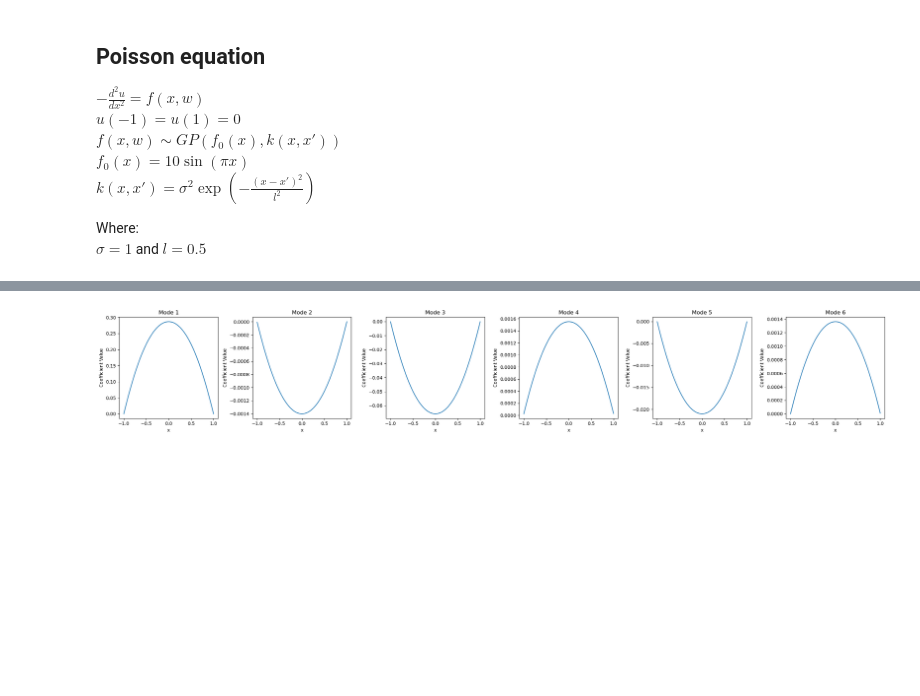
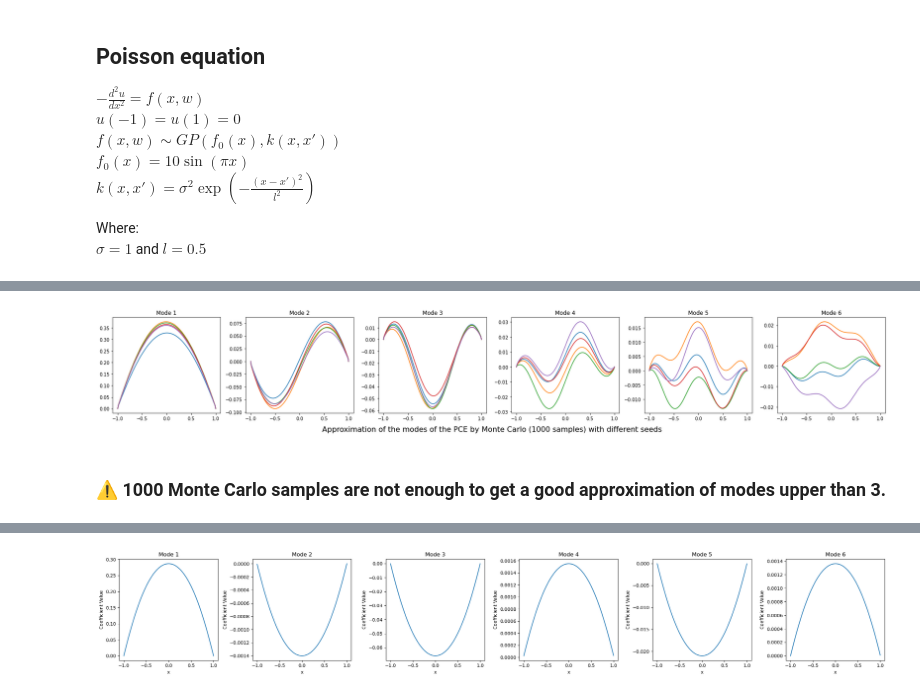
Before and after one commit to bonneted/pinn-cm, a Jupyter notebook: UQ/poisson_equation.ipynb, the cells around one changed output, grey strips where cells are left out. Cells and saved outputs as stored; diff of their text form; code cells hidden in the pictures; blank space fills up the shorter version.

Commit message:
fix PCE mode approx with MC

```diff
--- a/UQ/poisson_equation.ipynb
+++ b/UQ/poisson_equation.ipynb
@@ -201,3 +171,49 @@ plt.show()
+# %%
+#approximating PCE modes by Monte Carlo
+def f_from_xi(xi, x_train, eigenvalues, eigenvectors, f0):
+    """Compute the function f(x) from the random variables xi."""
+    f_stoch = np.sqrt(eigenvalues) * xi @ eigenvectors.T
+    f = f0(x_train) + f_stoch
+    return f
+
+n_xi_samples = 1000
+n_x_points = 200 #spatial discretization
+truncation_order = 6
+modes_functions = {}
+
+for seed in range(0,5):
+    np.random.seed(seed) # Set seed for reproducibility
+
+    xi_test = np.random.randn(n_xi_samples, truncation_order)
+    x_test = np.linspace(-1, 1, n_x_points)
+    dx = x_test[1] - x_test[0]
+
+    eigenvalues, eigenvectors = KL_expansion(x_test, kernel, truncation_order)
+    f_samples = [f_from_xi(xi, x_test, eigenvalues, eigenvectors, f0) for xi in xi_test]
+
+    u_solutions = np.array([solve_poisson(f_sample, dx) for f_sample in f_samples]) # Matrix of shape (n_samples, n_points)
+    u_stoch = u_solutions - u_solutions.mean(axis=0)
+    modes_functions[seed] = np.zeros((truncation_order, len(x_test)))
+    for mode in range(0,truncation_order):
+        xi_mode = xi_test[:,mode]
+        modes_functions[seed][mode,:] = np.sum(xi_test[:,mode].reshape(-1,1) * u_stoch, axis=0)/n_xi_samples
+
+def plot_modes(modes_functions, x_test):
+    fig, axs = plt.subplots(1, len(modes_functions[0]), figsize=(24, 4))
+    for seed in range (0,len(modes_functions)):
+        modes_function = modes_functions[seed]
+        for i, mode in enumerate(modes_function):
+            axs[i].plot(x_test, mode)
+            axs[i].set_title(f"Mode {i+1}")
+    plt.suptitle(f"Approximation of the modes of the PCE by Monte Carlo ({n_xi_samples} samples) with different seeds", y=0, fontsize=16)
+    plt.tight_layout()
+    plt.show()
+
+plot_modes(modes_functions, x_test)
+# %% [output]
+[figure, added]
+# %% [markdown]
+### ⚠ 1000 Monte Carlo samples are not enough to get a good approximation of modes upper than 3.
 # %%
 import torch
 import torch.nn as nn
```
Also changed, not shown: parts of 11 cells of this notebook.
